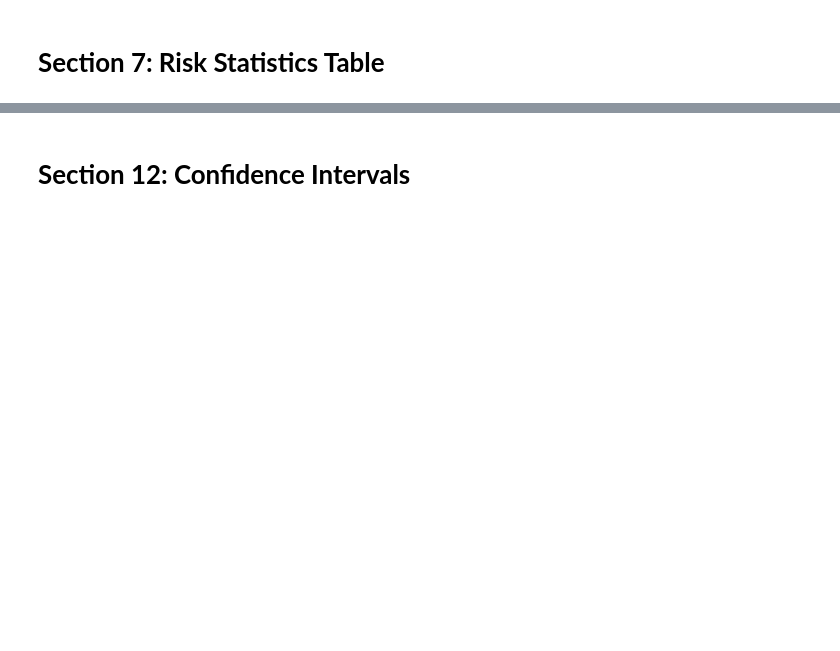
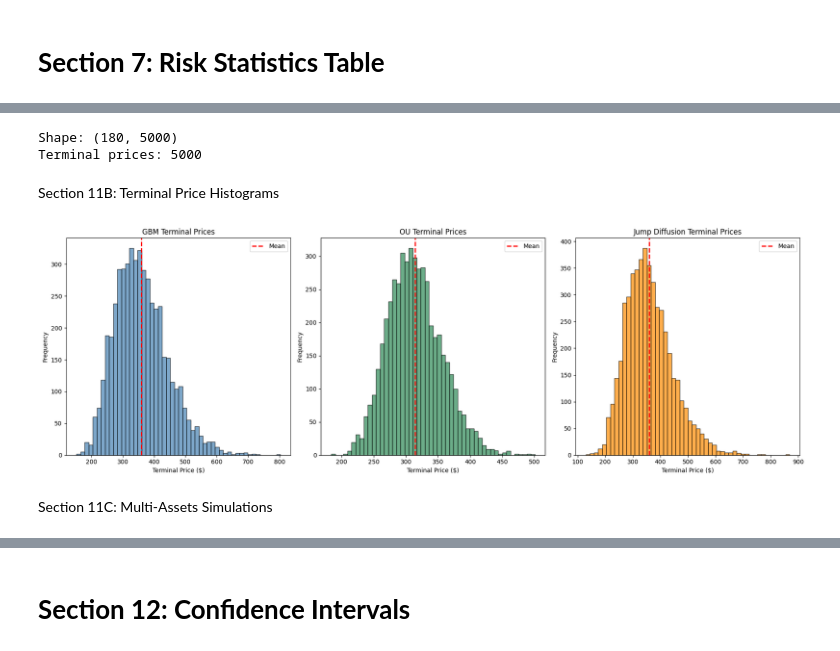
Before and after one commit to bahmedx/730, a Jupyter notebook: stock_stochastic_simulation2.ipynb, the cells around one changed output, grey strips where cells are left out. Drawn from its saved outputs; the diff is of its cells as text; code cells hidden in the pictures; blank space fills up the shorter version.

```diff
--- a/stock_stochastic_simulation2.ipynb
+++ b/stock_stochastic_simulation2.ipynb
@@ -217,0 +511,61 @@ DAYS = 180
+# %%
+SIMS = 5000
+DAYS = 180
+
+gbm_paths = gbm_simulation(
+    S0=S0,
+    mu=mu,
+    sigma=sigma,
+    days=DAYS,
+    simulations=SIMS
+)
+
+print("Shape:", gbm_paths.shape)
+print("Terminal prices:", len(gbm_final))
+# %% [output]
+Shape: (180, 5000)
+Terminal prices: 5000
+# %% [markdown]
+Section 11B: Terminal Price Histograms
+# %%
+# ==================================================
+# SECTION 11B: HISTOGRAMS
+# ==================================================
+
+fig, axes = plt.subplots(1, 3, figsize=(18,6))
+
+hist_data = [
+    ("GBM", gbm_final, "steelblue"),
+    ("OU", ou_final, "seagreen"),
+    ("Jump Diffusion", jd_final, "darkorange")
+]
+
+for ax, (name, data, color) in zip(axes, hist_data):
+
+    ax.hist(
+        data,
+        bins=50,
+        color=color,
+        alpha=0.7,
+        edgecolor="black"
+    )
+
+    ax.axvline(
+        np.mean(data),
+        color="red",
+        linestyle="--",
+        linewidth=2,
+        label="Mean"
+    )
+
+    ax.set_title(f"{name} Terminal Prices")
+    ax.set_xlabel("Terminal Price ($)")
+    ax.set_ylabel("Frequency")
+    ax.legend()
+
+plt.tight_layout()
+plt.show()
+# %% [output]
+[figure, added]
+# %% [markdown]
+Section 11C: Multi-Assets Simulations
```
Also changed, not shown: parts of 42 cells of this notebook.
